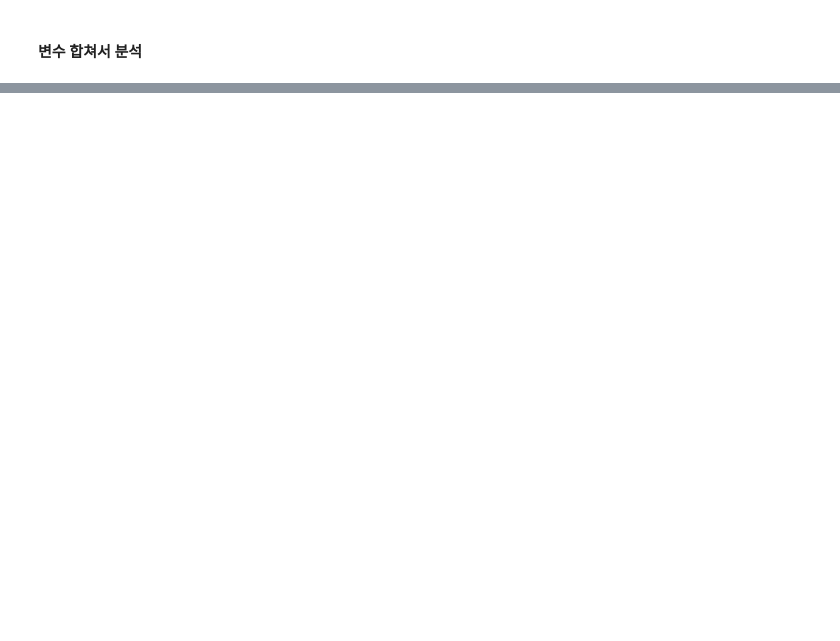
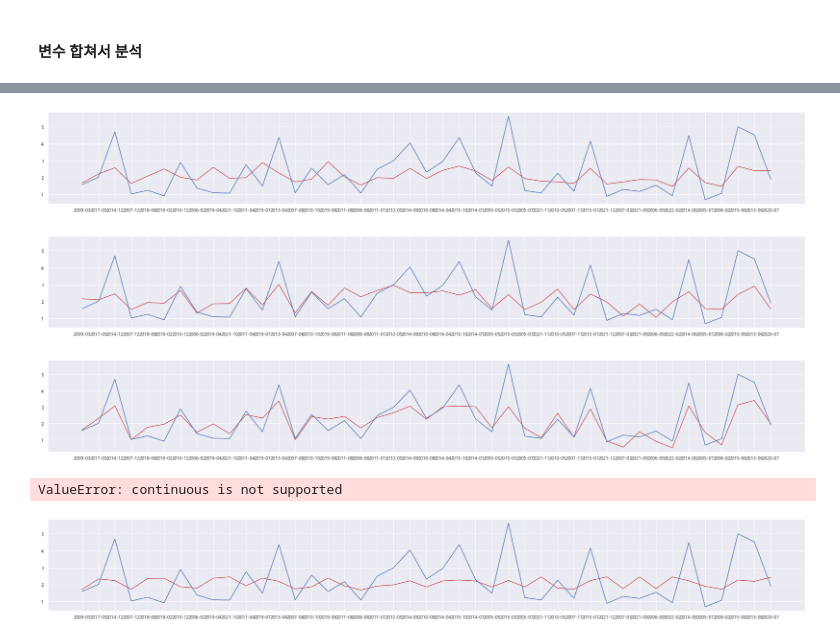
Before and after one commit to xxuvny/Project1_human, a Jupyter notebook: 02_분석.ipynb, the cells around one changed output, grey strips where cells are left out. Drawn from its saved outputs; the diff is of its cells as text; code cells hidden in the pictures; blank space fills up the shorter version.

```diff
--- a/02_분석.ipynb
+++ b/02_분석.ipynb
@@ -193,7 +169,7 @@ from sklearn.model_selection import cross_val_score
 feature_data = mm_result
 
 ## 금리 요인
-feature_data_A = mm_result[['가중평균발행금리', 'CD금리']]
+feature_data_A = mm_result[['가중평균발행금리', '예금은행 대출금리', 'CD금리']]
 
 ## 부동산 요인
 feature_data_B = mm_result[['주택종합 매매가격지수', '평균 LTV', '평균 DTI']]
@@ -589,0 +511,55 @@ plt.show()
+# %%
+## 모델 : Ridge, Lasso, ElasticNet
+x_train, x_test, y_train, y_test = train_test_split(feature_data_A, target, test_size=0.2, random_state=25)
+
+p_model = Ridge(alpha=1.0, random_state=25)
+p_model.fit(x_train, y_train)
+p_pred = p_model.predict(x_test)
+
+plt.figure(figsize=(32,4))
+plt.plot(p_pred, c='r')
+#plt.plot(y_train)
+plt.plot(y_test)
+plt.show()
+# %% [output]
+[figure, added]
+# %%
+## 모델 : Ridge, Lasso, ElasticNet
+x_train, x_test, y_train, y_test = train_test_split(feature_data_B, target, test_size=0.2, random_state=25)
+
+p_model = Ridge(alpha=1.0, random_state=25)
+p_model.fit(x_train, y_train)
+p_pred = p_model.predict(x_test)
+
+plt.figure(figsize=(32,4))
+plt.plot(p_pred, c='r')
+#plt.plot(y_train)
+plt.plot(y_test)
+plt.show()
+# %% [output]
+[figure, added]
+# %%
+## 모델 : Ridge, Lasso, ElasticNet
+x_train, x_test, y_train, y_test = train_test_split(feature_data2_C, target, test_size=0.2, random_state=25)
+
+p_model = Ridge(alpha=1.0, random_state=25)
+p_model.fit(x_train, y_train)
+p_pred = p_model.predict(x_test)
+
+plt.figure(figsize=(32,4))
+plt.plot(p_pred, c='r')
+#plt.plot(y_train)
+plt.plot(y_test)
+plt.show()
+# %% [output]
+[figure, added]
+# %%
+from sklearn.metrics import accuracy_score
+from sklearn.metrics import precision_score
+from sklearn.metrics import recall_score
+
+print("정확도:", accuracy_score(y_test, p_pred))
+print("정밀도:", precision_score(y_test, p_pred))
+print("재현율:", recall_score(y_test, p_pred))
+# %% [output]
+ValueError: continuous is not supported
@@ -589,0 +585,14 @@ plt.show()
+# %%
+x_train, x_test, y_train, y_test = train_test_split(feature_data3_A, target, test_size=0.2, random_state=25)
+
+p_model = Ridge(alpha=1.0, random_state=25)
+p_model.fit(x_train, y_train)
+p_pred = p_model.predict(x_test)
+
+plt.figure(figsize=(32,4))
+plt.plot(p_pred, c='r')
+#plt.plot(y_train)
+plt.plot(y_test)
+plt.show()
+# %% [output]
+[figure, added]
```
Also changed, not shown: parts of 24 cells of this notebook, 4 other files.
